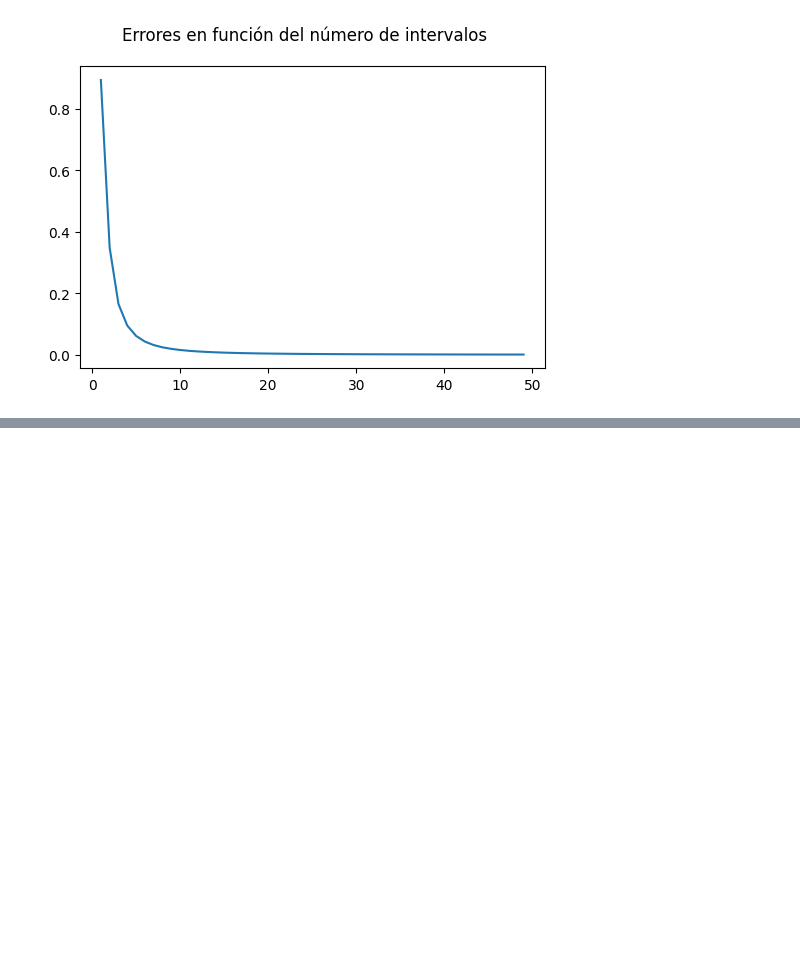
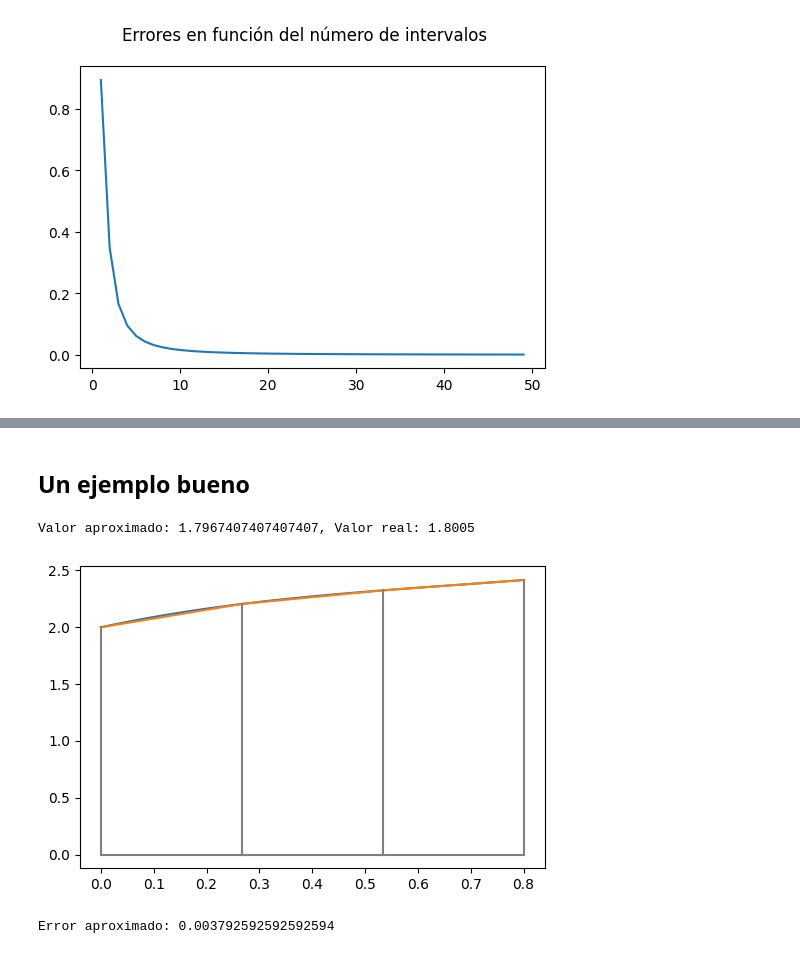
Before and after one commit to gmauricio-toledo/UNISON-teaching, a Jupyter notebook: integración.ipynb, the cells around one changed output, grey strips where cells are left out. Drawn from its saved outputs; the diff is of its cells as text; code cells hidden in the pictures; blank space fills up the shorter version.

```diff
--- a/integración.ipynb
+++ b/integración.ipynb
@@ -93,0 +119,23 @@ plt.show()
+# %% [markdown]
+## Un ejemplo bueno
+# %%
+from integracion import Trapezoid
+
+a, b = 0, 0.8
+real_value = 1.8005
+n = 3
+
+def f(x):
+    return 2+x-x**2+0.5*x**3
+
+trp = Trapezoid(f)
+aprox = trp.fit(a,b,n=n)
+print(f"Valor aproximado: {aprox}, Valor real: {real_value}")
+trp.plot()
+# %% [output]
+Valor aproximado: 1.7967407407407407, Valor real: 1.8005
+[figure, added]
+# %%
+trp.get_errors(dx2_prom=-0.8)
+# %% [output]
+Error aproximado: 0.003792592592592594
```
Also changed, not shown: parts of 11 cells of this notebook, 2 other files.
